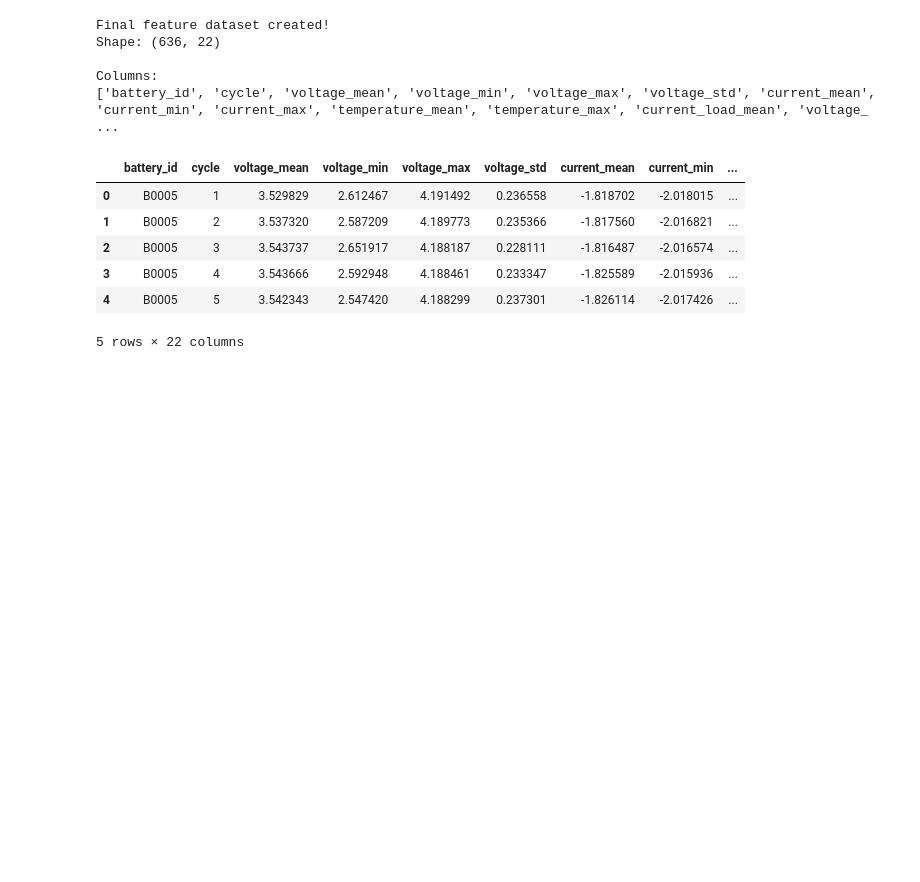
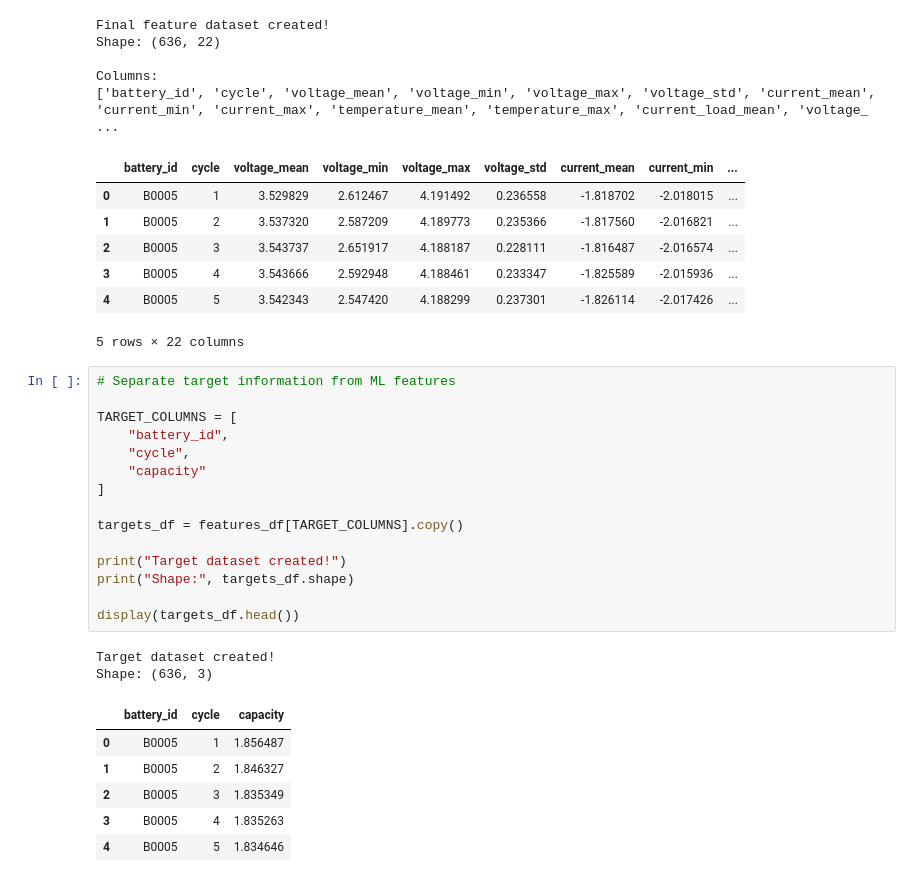
Before and after one commit to Shrey200527/BatteryIQ, a Jupyter notebook: notebooks/04_feature_engineering.ipynb, the cells around one changed output. Drawn from its saved outputs; the diff is of its cells as text; blank space fills up the shorter version.

```diff
--- a/notebooks/04_feature_engineering.ipynb
+++ b/notebooks/04_feature_engineering.ipynb
@@ -313,3 +313,27 @@ Columns:
 | 3 | B0005 | 4 | 3.543666 | 2.592948 | 4.188461 | 0.233347 | -1.825589 | -2.015936 | ... |
 | 4 | B0005 | 5 | 3.542343 | 2.547420 | 4.188299 | 0.237301 | -1.826114 | -2.017426 | ... |
 5 rows × 22 columns
+# %%
+# Separate target information from ML features
+
+TARGET_COLUMNS = [
+    "battery_id",
+    "cycle",
+    "capacity"
+]
+
+targets_df = features_df[TARGET_COLUMNS].copy()
+
+print("Target dataset created!")
+print("Shape:", targets_df.shape)
+
+display(targets_df.head())
+# %% [output]
+Target dataset created!
+Shape: (636, 3)
+|  | battery_id | cycle | capacity |
+| 0 | B0005 | 1 | 1.856487 |
+| 1 | B0005 | 2 | 1.846327 |
+| 2 | B0005 | 3 | 1.835349 |
+| 3 | B0005 | 4 | 1.835263 |
+| 4 | B0005 | 5 | 1.834646 |
```
Also changed, not shown: parts of 4 cells of this notebook, 2 other files.
